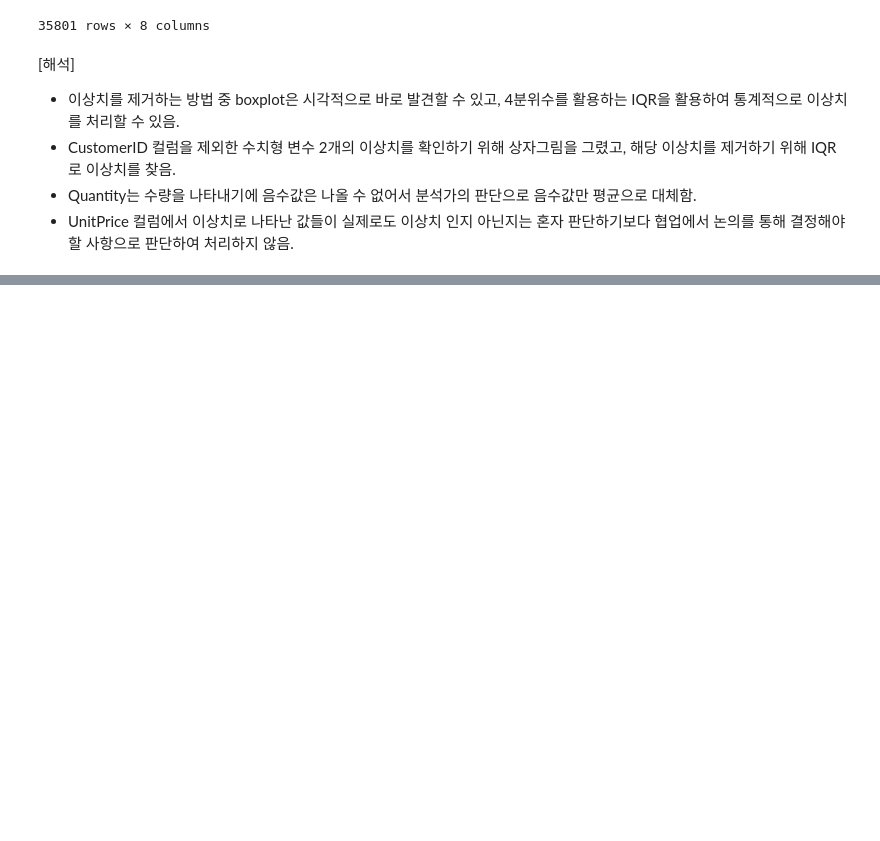
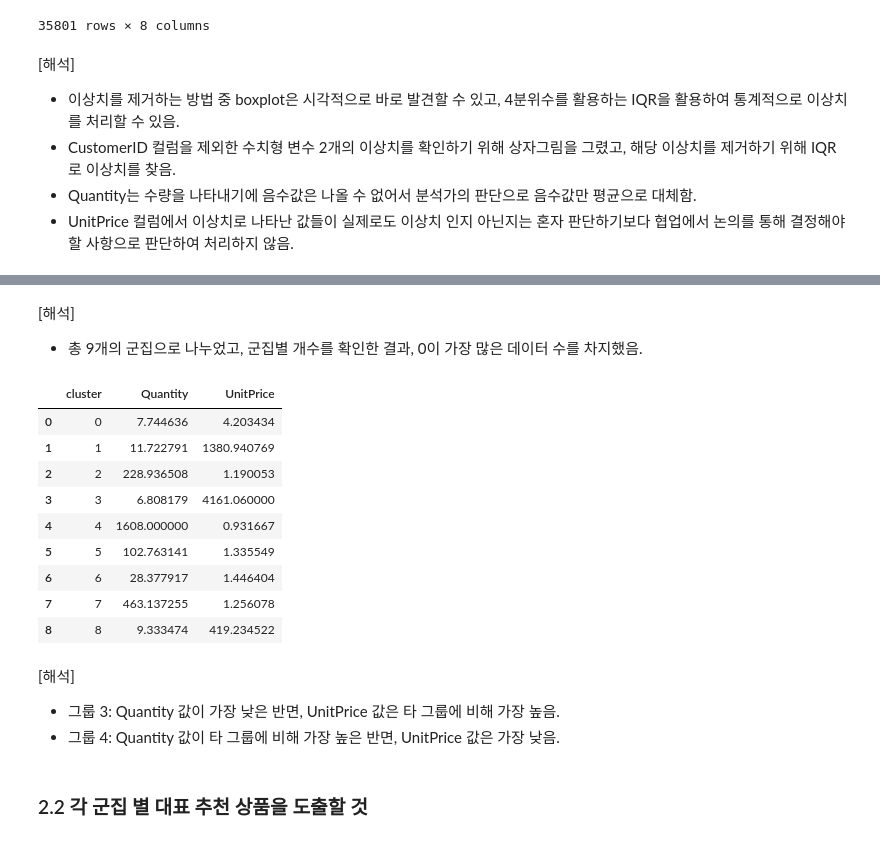
Before and after one commit to Park-Young-Bin/ADP_code, a Jupyter notebook: 26회 기출.ipynb, the cells around one changed output, grey strips where cells are left out. Drawn from its saved outputs; the diff is of its cells as text; code cells hidden in the pictures; blank space fills up the shorter version.

```diff
--- a/26회 기출.ipynb
+++ b/26회 기출.ipynb
@@ -224,0 +311,24 @@ df.sort_values(by='Quantity')
+# %% [markdown]
+[해석]
+- 총 9개의 군집으로 나누었고, 군집별 개수를 확인한 결과, 0이 가장 많은 데이터 수를 차지했음.
+# %%
+group_mean = df.groupby('cluster').mean()
+group_mean.reset_index(inplace=True)
+group_mean.drop(columns=['CustomerID'])
+# %% [output]
+|  | cluster | Quantity | UnitPrice |
+| 0 | 0 | 7.744636 | 4.203434 |
+| 1 | 1 | 11.722791 | 1380.940769 |
+| 2 | 2 | 228.936508 | 1.190053 |
+| 3 | 3 | 6.808179 | 4161.060000 |
+| 4 | 4 | 1608.000000 | 0.931667 |
+| 5 | 5 | 102.763141 | 1.335549 |
+| 6 | 6 | 28.377917 | 1.446404 |
+| 7 | 7 | 463.137255 | 1.256078 |
+| 8 | 8 | 9.333474 | 419.234522 |
+# %% [markdown]
+[해석]
+- 그룹 3: Quantity 값이 가장 낮은 반면, UnitPrice 값은 타 그룹에 비해 가장 높음.
+- 그룹 4: Quantity 값이 타 그룹에 비해 가장 높은 반면, UnitPrice 값은 가장 낮음.
+# %% [markdown]
+### 2.2 각 군집 별 대표 추천 상품을 도출할 것
```
Also changed, not shown: parts of 31 cells of this notebook.
